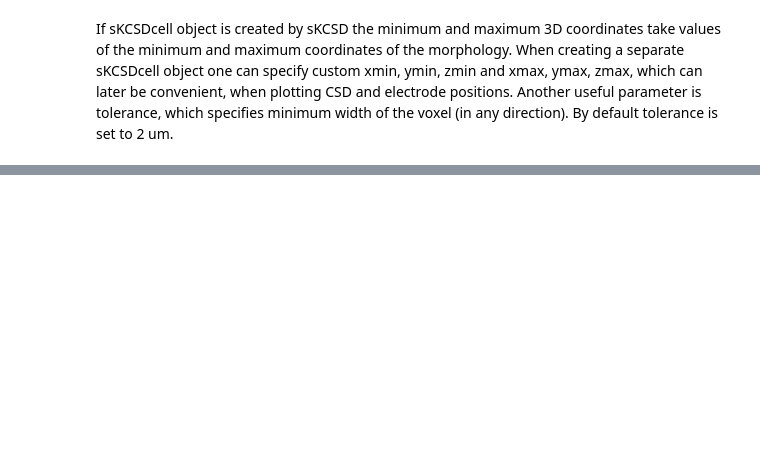
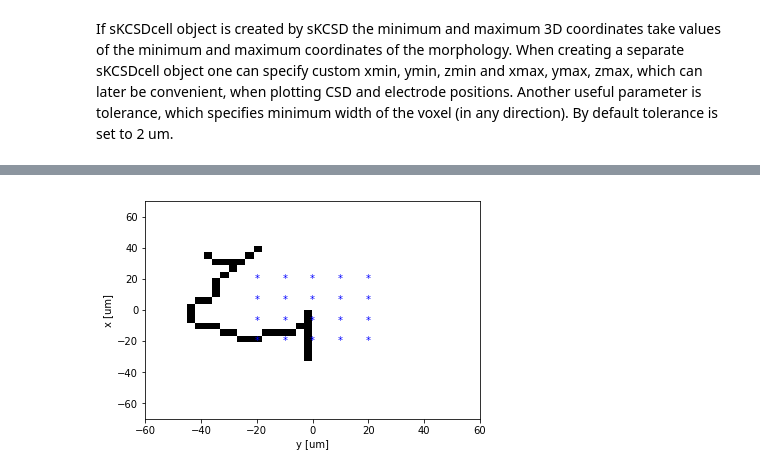
Before and after one commit to Neuroinflab/kCSD-python, a Jupyter notebook: tutorials/skcsd_tutorial.ipynb, the cells around one changed output, grey strips where cells are left out. Saved outputs shown, nothing was run; the diff lists cells and outputs as text; code cells hidden in the pictures; blank space fills up the shorter version.

```diff
--- a/tutorials/skcsd_tutorial.ipynb
+++ b/tutorials/skcsd_tutorial.ipynb
@@ -129,12 +148,12 @@ cell_itself = sKCSDcell(data.morphology, data.ele_pos, n_src)
 If sKCSDcell object is created by sKCSD the minimum and maximum 3D coordinates take values of the minimum and maximum coordinates of the morphology. When creating a separate sKCSDcell object one can specify custom xmin, ymin, zmin and xmax, ymax, zmax, which can later be convenient, when plotting CSD and electrode positions. Another useful parameter is tolerance, which specifies minimum width of the voxel (in any direction). By default tolerance is set to 2 um.
 # %%
 tolerance = 3e-6
-xmin = data.ele_pos[:, 0].min() - 20e-6
-xmax = data.ele_pos[:, 0].max() + 20e-6
-ymin = data.ele_pos[:, 1].min() - 20e-6
-ymax = data.ele_pos[:, 1].max() + 20e-6
-zmin = data.ele_pos[:, 2].min() - 20e-6
-zmax = data.ele_pos[:, 2].max() + 20e-6
+xmin = data.ele_pos[:, 0].min() - 50e-6
+xmax = data.ele_pos[:, 0].max() + 50e-6
+ymin = data.ele_pos[:, 1].min() - 40e-6
+ymax = data.ele_pos[:, 1].max() + 40e-6
+zmin = data.ele_pos[:, 2].min() - 50e-6
+zmax = data.ele_pos[:, 2].max() + 50e-6
 cell_itself = sKCSDcell(data.morphology, data.ele_pos, n_src,
                         xmin=xmin, xmax=xmax, ymin=ymin, ymax=ymax,
                         zmin=zmin, zmax=zmax, tolerance=tolerance)
@@ -142,0 +160,13 @@ morpho_z = cell_itself.
+# %%
+morpho_z, extent = cell_itself.draw_cell2D(axis=2)
+extent = [extent[-2], extent[-1], extent[0], extent[1]]
+extent = [x*1e6 for x in extent]
+fig, ax = plt.subplots(1, 1)
+ax.imshow(morpho_z, origin="lower", aspect="auto", interpolation="none", extent=extent)
+ax.set_ylabel('x [um]')
+ax.set_xlabel('y [um]')
+for i in range(len(data.ele_pos)):
+    pos_x, pos_y = data.ele_pos[i, 1]*1e6, data.ele_pos[i, 0]*1e6
+    ax.text(pos_x, pos_y, '*', ha="center", va="center", color="b")
+# %% [output]
+[figure, added]
```
Also changed, not shown: parts of 12 cells of this notebook, 5 other files.
